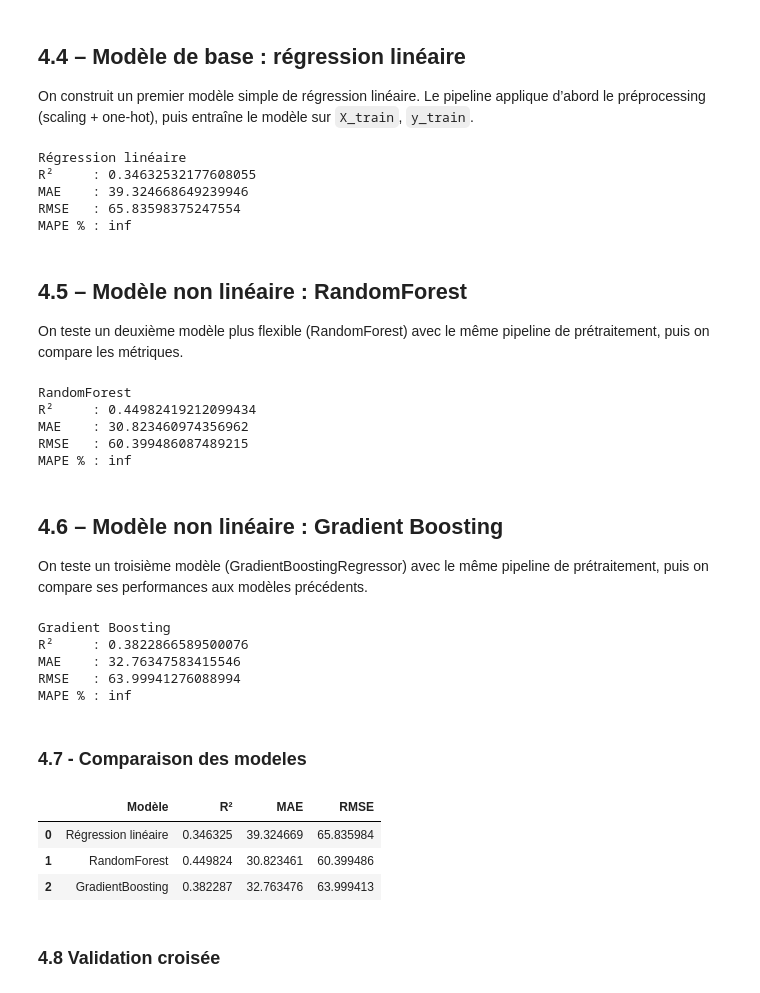
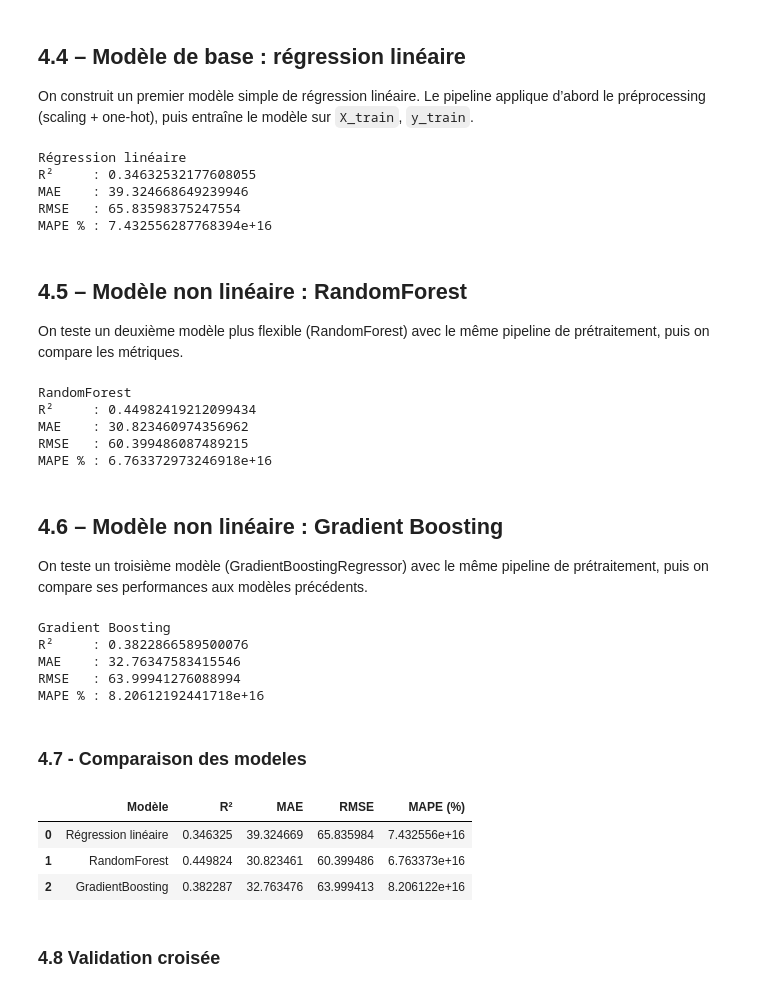
Before and after one commit to Melkia44/P6, a Jupyter notebook: TrainTest.ipynb, the cells around one changed output. Saved outputs shown, nothing was run; the diff lists cells and outputs as text; code cells hidden in the pictures.

```diff
--- a/TrainTest.ipynb
+++ b/TrainTest.ipynb
@@ -93,7 +93,12 @@ Catégorielles : ['BuildingType', 'PrimaryPropertyType', 'Neighborhood', 'ListOf
 On construit un premier modèle simple de régression linéaire.
 Le pipeline applique d’abord le préprocessing (scaling + one-hot), puis entraîne le modèle sur `X_train`, `y_train`.
 # %%
-from sklearn.metrics import r2_score, mean_absolute_error, mean_squared_error
+from sklearn.metrics import (
+    r2_score,
+    mean_absolute_error,
+    mean_squared_error,
+    mean_absolute_percentage_error
+)
 import numpy as np
 
 # Prédictions
@@ -103,10 +108,10 @@ y_pred_lr = model_lr.predict(X_test)
 r2_lr = r2_score(y_test, y_pred_lr)
 mae_lr = mean_absolute_error(y_test, y_pred_lr)
 
-mse_lr = mean_squared_error(y_test, y_pred_lr)   # MSE
-rmse_lr = np.sqrt(mse_lr)                        # RMSE = racine de MSE
+mse_lr = mean_squared_error(y_test, y_pred_lr)      # MSE via sklearn
+rmse_lr = np.sqrt(mse_lr)                          # RMSE = racine du MSE
 
-mape_lr = np.mean(np.abs((y_test - y_pred_lr) / y_test)) * 100
+mape_lr = mean_absolute_percentage_error(y_test, y_pred_lr) * 100  # sklearn → ratio → %
 
 print("Régression linéaire")
 print("R²     :", r2_lr)
@@ -118,14 +123,38 @@ Régression linéaire
 R²     : 0.34632532177608055
 MAE    : 39.324668649239946
 RMSE   : 65.83598375247554
-MAPE % : inf
+MAPE % : 7.432556287768394e+16
 # %% [markdown]
 ## 4.5 – Modèle non linéaire : RandomForest
 
 On teste un deuxième modèle plus flexible (RandomForest) avec le même pipeline de prétraitement, puis on compare les métriques.
 # %%
-from sklearn.metrics import r2_score, mean_absolute_error, mean_squared_error
+from sklearn.ensemble import RandomForestRegressor
+from sklearn.pipeline import Pipeline
+from sklearn.compose import ColumnTransformer
+from sklearn.preprocessing import StandardScaler, OneHotEncoder
+from sklearn.metrics import (
+    r2_score,
+    mean_absolute_error,
+    mean_squared_error,
+    mean_absolute_percentage_error
+)
 import numpy as np
+
+# Exemple de préprocessing (adapte tes listes)
+preprocessor = ColumnTransformer(transformers=[
+    ("num", StandardScaler(), numeric_features),
+    ("cat", OneHotEncoder(handle_unknown="ignore"), categorical_features)
+])
+
+# Pipeline RandomForest
+model_rf = Pipeline(steps=[
+    ("preprocessing", preprocessor),
+    ("rf", RandomForestRegressor(random_state=42))
+])
+
+# Entraînement
+model_rf.fit(X_train, y_train)
 
 # Prédictions
 y_pred_rf = model_rf.predict(X_test)
@@ -133,11 +162,9 @@ y_pred_rf = model_rf.predict(X_test)
 # Métriques
 r2_rf = r2_score(y_test, y_pred_rf)
 mae_rf = mean_absolute_error(y_test, y_pred_rf)
-
-mse_rf = mean_squared_error(y_test, y_pred_rf)  # MSE
-rmse_rf = np.sqrt(mse_rf)                       # RMSE = racine du MSE
-
-mape_rf = np.mean(np.abs((y_test - y_pred_rf) / y_test)) * 100
+mse_rf = mean_squared_error(y_test, y_pred_rf)
+rmse_rf = np.sqrt(mse_rf)
+mape_rf = mean_absolute_percentage_error(y_test, y_pred_rf) * 100
 
 print("RandomForest")
 print("R²     :", r2_rf)
@@ -149,14 +176,19 @@ RandomForest
 R²     : 0.44982419212099434
 MAE    : 30.823460974356962
 RMSE   : 60.399486087489215
-MAPE % : inf
+MAPE % : 6.763372973246918e+16
 # %% [markdown]
 ## 4.6 – Modèle non linéaire : Gradient Boosting
 
 On teste un troisième modèle (GradientBoostingRegressor) avec le même pipeline de prétraitement, puis on compare ses performances aux modèles précédents.
 # %%
 from sklearn.ensemble import GradientBoostingRegressor
-from sklearn.metrics import r2_score, mean_absolute_error, mean_squared_error
+from sklearn.metrics import (
+    r2_score,
+    mean_absolute_error,
+    mean_squared_error,
+    mean_absolute_percentage_error
+)
 import numpy as np
 
 # Pipeline Gradient Boosting
@@ -175,10 +207,10 @@ y_pred_gb = model_gb.predict(X_test)
 r2_gb = r2_score(y_test, y_pred_gb)
 mae_gb = mean_absolute_error(y_test, y_pred_gb)
 
-mse_gb = mean_squared_error(y_test, y_pred_gb)   # MSE
-rmse_gb = np.sqrt(mse_gb)                        # RMSE
+mse_gb = mean_squared_error(y_test, y_pred_gb)   # MSE via sklearn
+rmse_gb = np.sqrt(mse_gb)                        # RMSE = racine du MSE
 
-mape_gb = np.mean(np.abs((y_test - y_pred_gb) / y_test)) * 100
+mape_gb = mean_absolute_percentage_error(y_test, y_pred_gb) * 100  # sklearn → ratio → %
 
 print("Gradient Boosting")
 print("R²     :", r2_gb)
@@ -190,23 +222,24 @@ Gradient Boosting
 R²     : 0.3822866589500076
 MAE    : 32.76347583415546
 RMSE   : 63.99941276088994
-MAPE % : inf
+MAPE % : 8.20612192441718e+16
 # %% [markdown]
 ### 4.7 - Comparaison des modeles
 # %%
 compare = pd.DataFrame({
     "Modèle": ["Régression linéaire", "RandomForest", "GradientBoosting"],
     "R²": [r2_lr, r2_rf, r2_gb],
     "MAE": [mae_lr, mae_rf, mae_gb],
-    "RMSE": [rmse_lr, rmse_rf, rmse_gb]
+    "RMSE": [rmse_lr, rmse_rf, rmse_gb],
+    "MAPE (%)": [mape_lr, mape_rf, mape_gb]
 })
 
 compare
 # %% [output]
-|  | Modèle | R² | MAE | RMSE |
-| 0 | Régression linéaire | 0.346325 | 39.324669 | 65.835984 |
-| 1 | RandomForest | 0.449824 | 30.823461 | 60.399486 |
-| 2 | GradientBoosting | 0.382287 | 32.763476 | 63.999413 |
+|  | Modèle | R² | MAE | RMSE | MAPE (%) |
+| 0 | Régression linéaire | 0.346325 | 39.324669 | 65.835984 | 7.432556e+16 |
+| 1 | RandomForest | 0.449824 | 30.823461 | 60.399486 | 6.763373e+16 |
+| 2 | GradientBoosting | 0.382287 | 32.763476 | 63.999413 | 8.206122e+16 |
 # %% [markdown]
 ### 4.8 Validation croisée
 # %%
```
Also changed, not shown: parts of 17 cells of this notebook, 4 other files.
